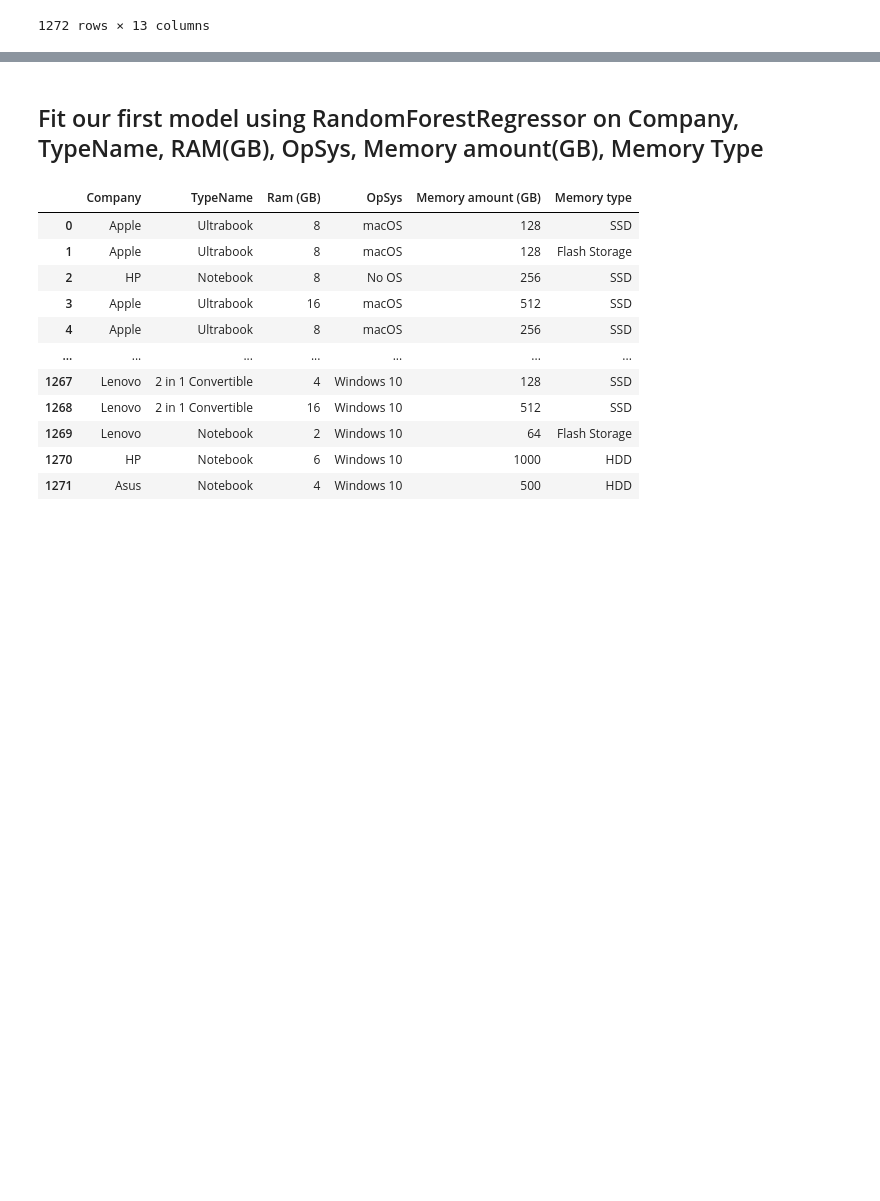
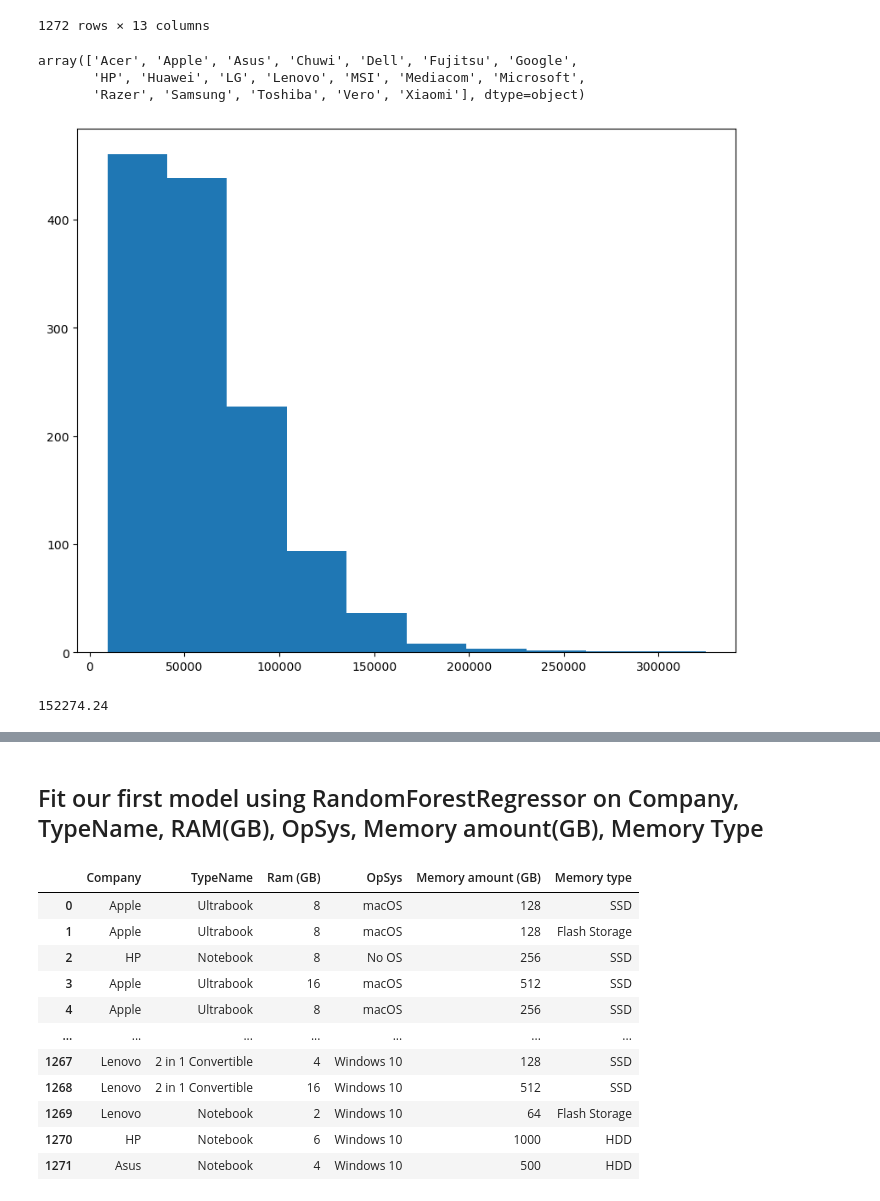
Before and after one commit to HaileleulGirma/Laptop-price-predicting-model, a Jupyter notebook: laptop sales data/laptop_sales.ipynb, the cells around one changed output, grey strips where cells are left out. Cells and saved outputs as stored; diff of their text form; code cells hidden in the pictures; blank space fills up the shorter version.

Commit message:
added a histogram and horizontal bar graph

```diff
--- a/laptop sales data/laptop_sales.ipynb
+++ b/laptop sales data/laptop_sales.ipynb
@@ -377,3 +378,23 @@ laptop_sales
 | 1270 | HP | Notebook | 15.6 | 1366x768 | Intel Core i7 6500U 2.5GHz | 6 | 1TB HDD | AMD Radeon R5 M330 | Windows 10 | ... |
 | 1271 | Asus | Notebook | 15.6 | 1366x768 | Intel Celeron Dual Core N3050 1.6GHz | 4 | 500GB HDD | Intel HD Graphics | Windows 10 | ... |
 1272 rows × 13 columns
+# %%
+np.unique(laptop_sales['Company'])
+# %% [output]
+array(['Acer', 'Apple', 'Asus', 'Chuwi', 'Dell', 'Fujitsu', 'Google',
+       'HP', 'Huawei', 'LG', 'Lenovo', 'MSI', 'Mediacom', 'Microsoft',
+       'Razer', 'Samsung', 'Toshiba', 'Vero', 'Xiaomi'], dtype=object)
+# %%
+fig, ax = plt.subplots(figsize=(10,8))
+ax.hist(laptop_sales['Price'])
+plt.show()
+# %% [output]
+[figure, added]
+# %%
+max_apple = laptop_sales[laptop_sales['Company']=='Apple']['Price'].max()
+max_apple
+
+#fig, ax = plt.subplots(figsize=(10,8))
+#ax.barh()
+# %% [output]
+152274.24
```
Also changed, not shown: parts of 3 cells of this notebook.
